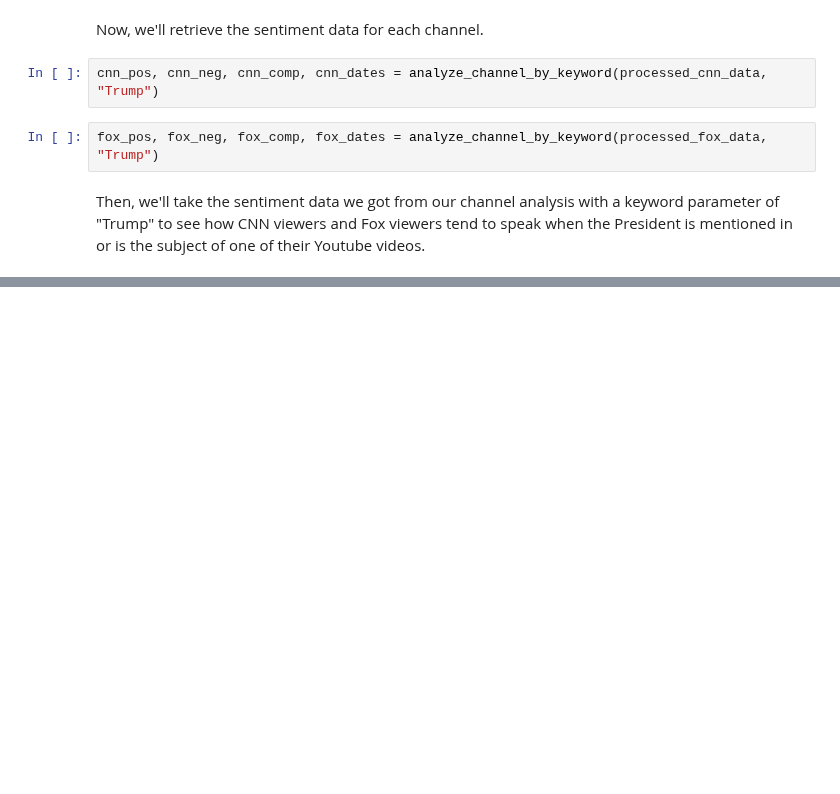
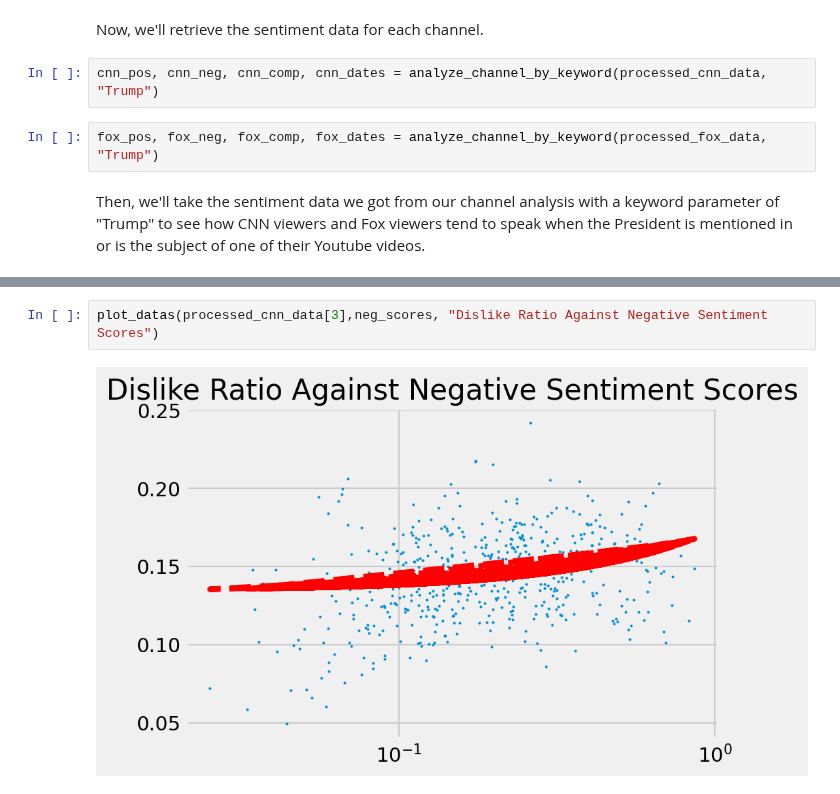
Before and after one commit to JaredRPrior/Youtube-Data-API, a Jupyter notebook: youtube-data-api(most recent).ipynb, the cells around one changed output, grey strips where cells are left out. Drawn from its saved outputs; the diff is of its cells as text; blank space fills up the shorter version.

```diff
--- a/youtube-data-api(most recent).ipynb
+++ b/youtube-data-api(most recent).ipynb
@@ -514,0 +481,4 @@ plot_data(fox_neg,fox_dates,"Fox Viewer Sentiments (Trump, negative score)")
+# %%
+plot_datas(processed_cnn_data[3],neg_scores, "Dislike Ratio Against Negative Sentiment Scores")
+# %% [output]
+[figure, added]
```
Also changed, not shown: parts of 15 cells of this notebook.
